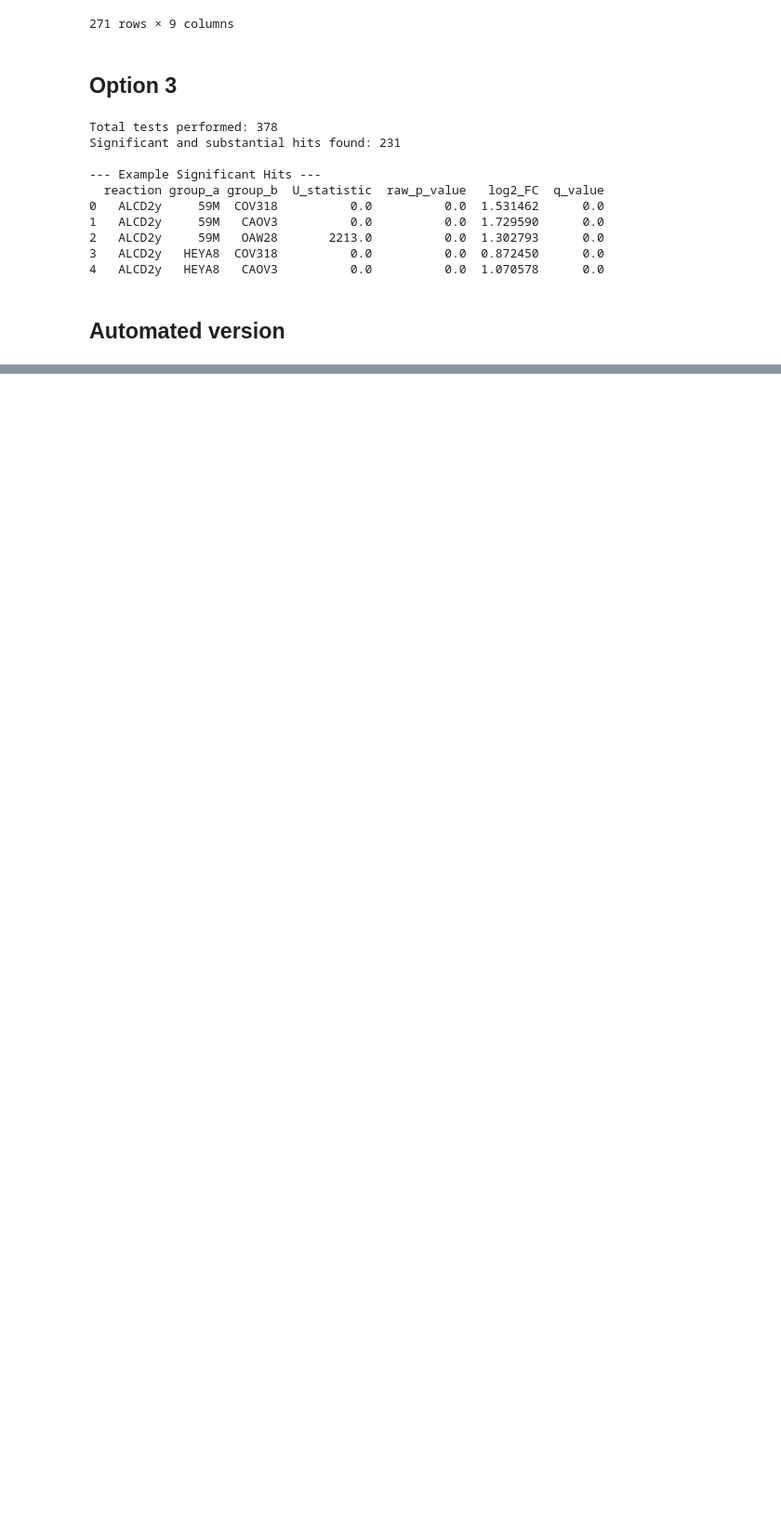
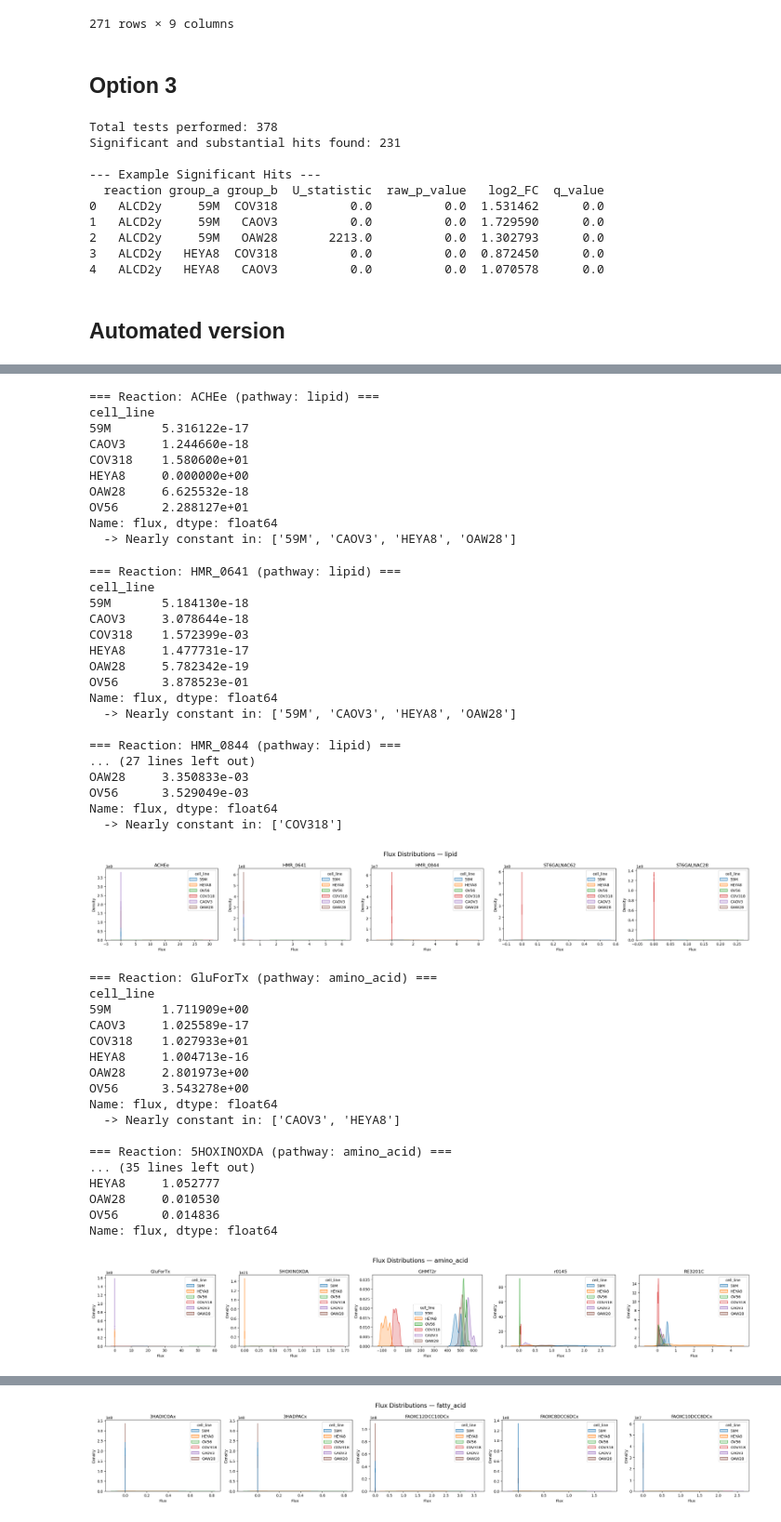
Before and after one commit to MishkaNastia/Ovarian-Cancer, a Jupyter notebook: flux_composition_anastasia.ipynb, the cells around one changed output, grey strips where cells are left out. Shown at 93% size. Drawn from its saved outputs; the diff is of its cells as text; code cells hidden in the pictures; blank space fills up the shorter version.

Commit message:
plots

```diff
--- a/flux_composition_anastasia.ipynb
+++ b/flux_composition_anastasia.ipynb
@@ -726,0 +715,19 @@ print(LG_pathway_dicts)
+# %%
+def invert_cellline_pathway_dict(cellline_first_dict):
+    """
+    input:  {cell_line -> {pathway -> df}}
+    output: {pathway  -> {cell_line -> df}}
+    """
+    pathway_first = {}
+
+    for cell_line, pw_dict in cellline_first_dict.items():
+        for pathway, df in pw_dict.items():
+            if pathway not in pathway_first:
+                pathway_first[pathway] = {}
+            pathway_first[pathway][cell_line] = df
+
+    return pathway_first
+
+
+pathway_dicts = invert_cellline_pathway_dict(all_pathway_dicts)
+pathway_dicts['glycolysis']
@@ -777,0 +932,50 @@ import seaborn as sns
+# %%
+for pathway, cell_dict in pathway_dicts.items():
+    plot_flux_distributions_by_pathway(pathway, cell_dict)
+# %% [output]
+=== Reaction: ACHEe (pathway: lipid) ===
+cell_line
+59M       5.316122e-17
+CAOV3     1.244660e-18
+COV318    1.580600e+01
+HEYA8     0.000000e+00
+OAW28     6.625532e-18
+OV56      2.288127e+01
+Name: flux, dtype: float64
+  -> Nearly constant in: ['59M', 'CAOV3', 'HEYA8', 'OAW28']
+=== Reaction: HMR_0641 (pathway: lipid) ===
+cell_line
+59M       5.184130e-18
+CAOV3     3.078644e-18
+COV318    1.572399e-03
+HEYA8     1.477731e-17
+OAW28     5.782342e-19
+OV56      3.878523e-01
+Name: flux, dtype: float64
+  -> Nearly constant in: ['59M', 'CAOV3', 'HEYA8', 'OAW28']
+
+=== Reaction: HMR_0844 (pathway: lipid) ===
+... (27 lines left out)
+OAW28     3.350833e-03
+OV56      3.529049e-03
+Name: flux, dtype: float64
+  -> Nearly constant in: ['COV318']
+[figure, added]
+=== Reaction: GluForTx (pathway: amino_acid) ===
+cell_line
+59M       1.711909e+00
+CAOV3     1.025589e-17
+COV318    1.027933e+01
+HEYA8     1.004713e-16
+OAW28     2.801973e+00
+OV56      3.543278e+00
+Name: flux, dtype: float64
+  -> Nearly constant in: ['CAOV3', 'HEYA8']
+
+=== Reaction: 5HOXINOXDA (pathway: amino_acid) ===
+... (35 lines left out)
+HEYA8     1.052777
+OAW28     0.010530
+OV56      0.014836
+Name: flux, dtype: float64
+[figure, added]
@@ -777,0 +999 @@ import seaborn as sns
+[figure, added]
```
Also changed, not shown: parts of 29 cells of this notebook, 9 other files.
